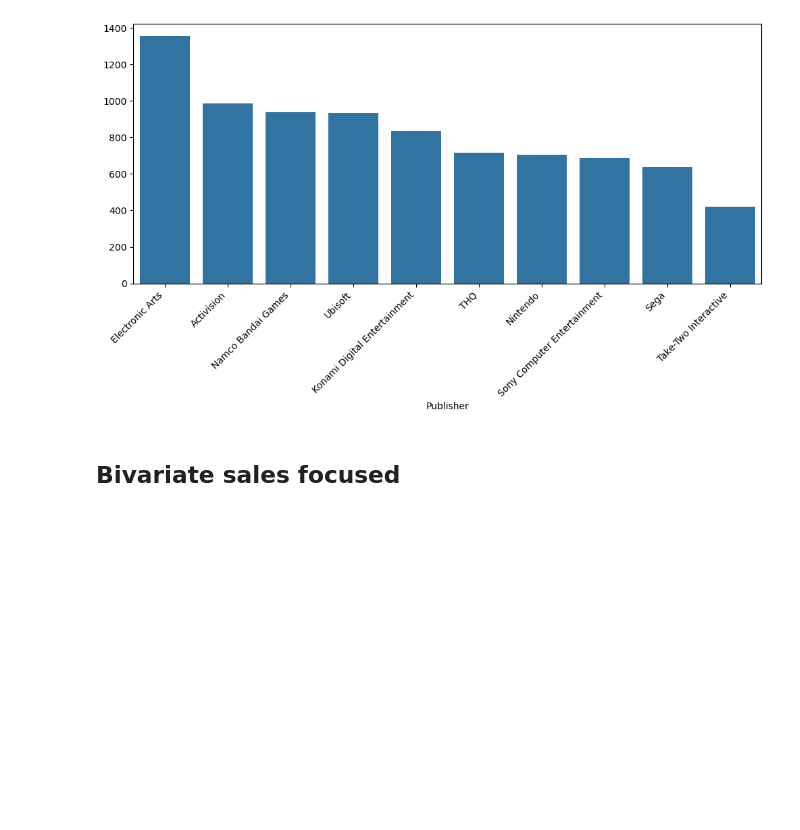
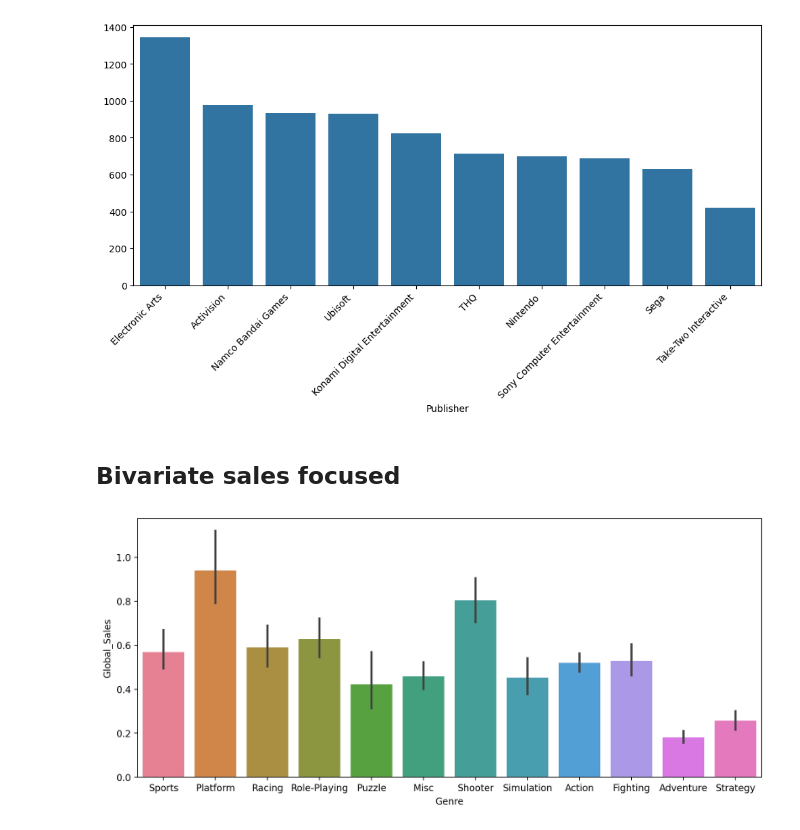
Before and after one commit to samisiraj/video-game-sales-eda, a Jupyter notebook: notebooks/eda.ipynb, the cells around one changed output. Saved outputs shown, nothing was run; the diff lists cells and outputs as text; code cells hidden in the pictures; blank space fills up the shorter version.

```diff
--- a/notebooks/eda.ipynb
+++ b/notebooks/eda.ipynb
@@ -185,3 +225,8 @@ plt.show()
 [figure]
 # %% [markdown]
 ## Bivariate sales focused
+# %%
+fig, ax = plt.subplots(figsize=(12,5), dpi=200)
+ax = sns.barplot(df, x='Genre', y='Global_Sales', hue='Genre')
+# %% [output]
+[figure, added]
```
Also changed, not shown: parts of 26 cells of this notebook.
